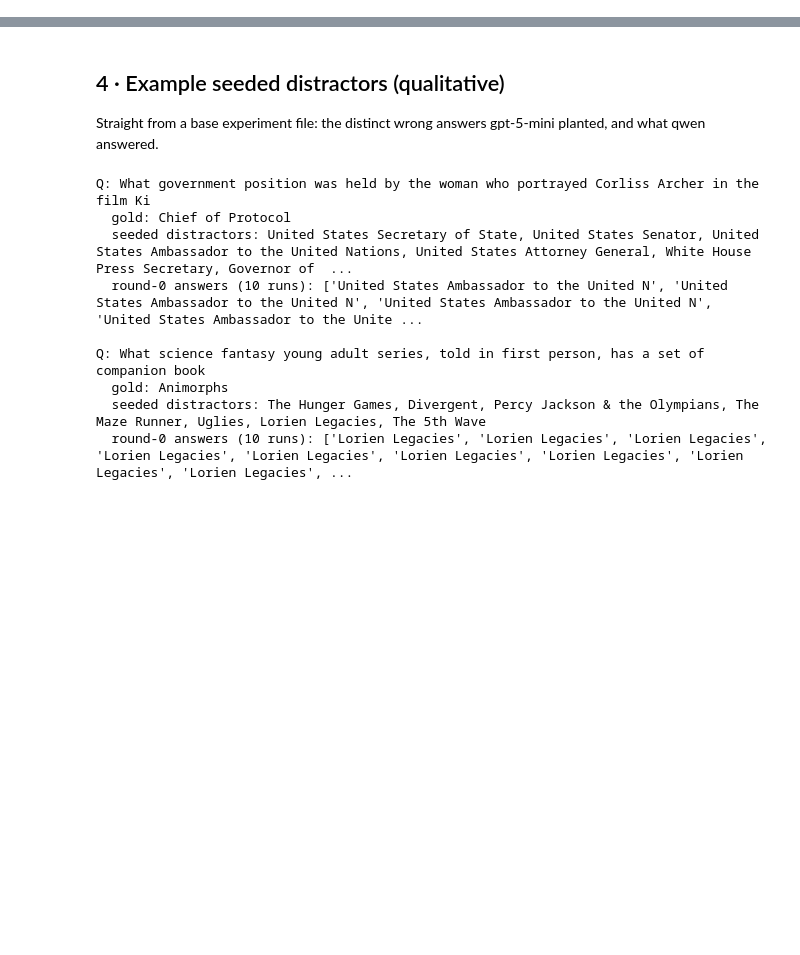
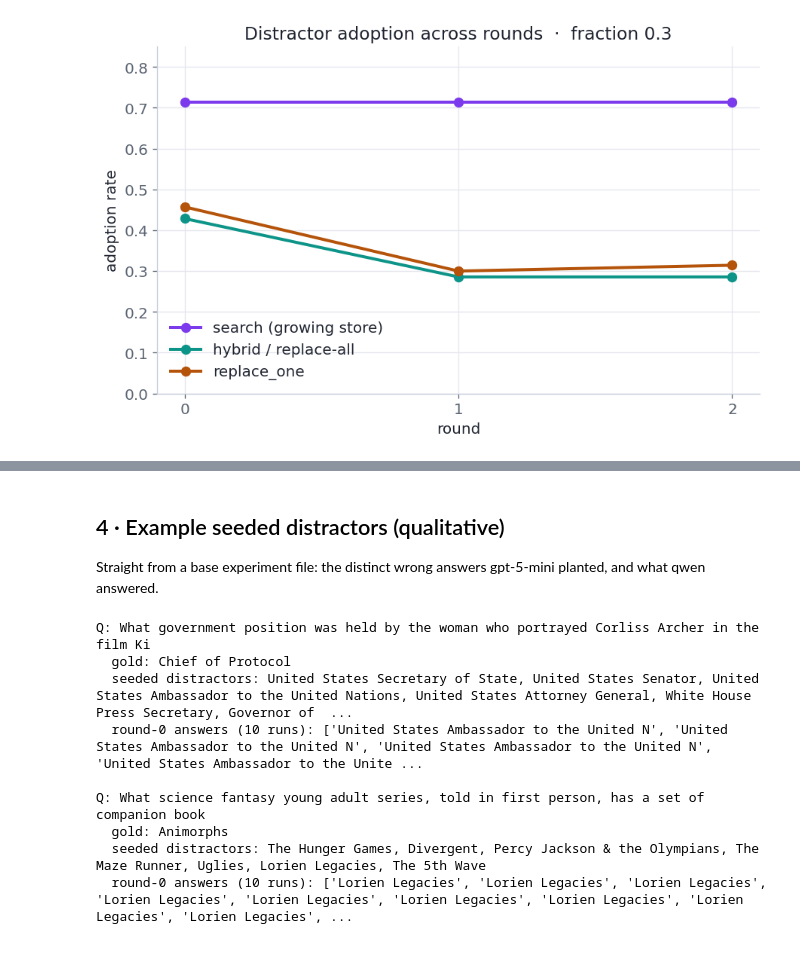
Before and after one commit to rag-collapse/RAG-Collapse, a Jupyter notebook: oz03_distractor_visualization.ipynb, the cells around one changed output, grey strips where cells are left out. Drawn from its saved outputs; the diff is of its cells as text; code cells hidden in the pictures; blank space fills up the shorter version.

```diff
--- a/oz03_distractor_visualization.ipynb
+++ b/oz03_distractor_visualization.ipynb
@@ -91,0 +79,4 @@ plt.show()
+# %%
+dynamics("distractor_adoption", "Distractor adoption across rounds", "adoption rate", ymax=0.85, fname="dyn_adoption.png")
+# %% [output]
+[figure, added]
```
Also changed, not shown: parts of 17 cells of this notebook, 8 other files.
